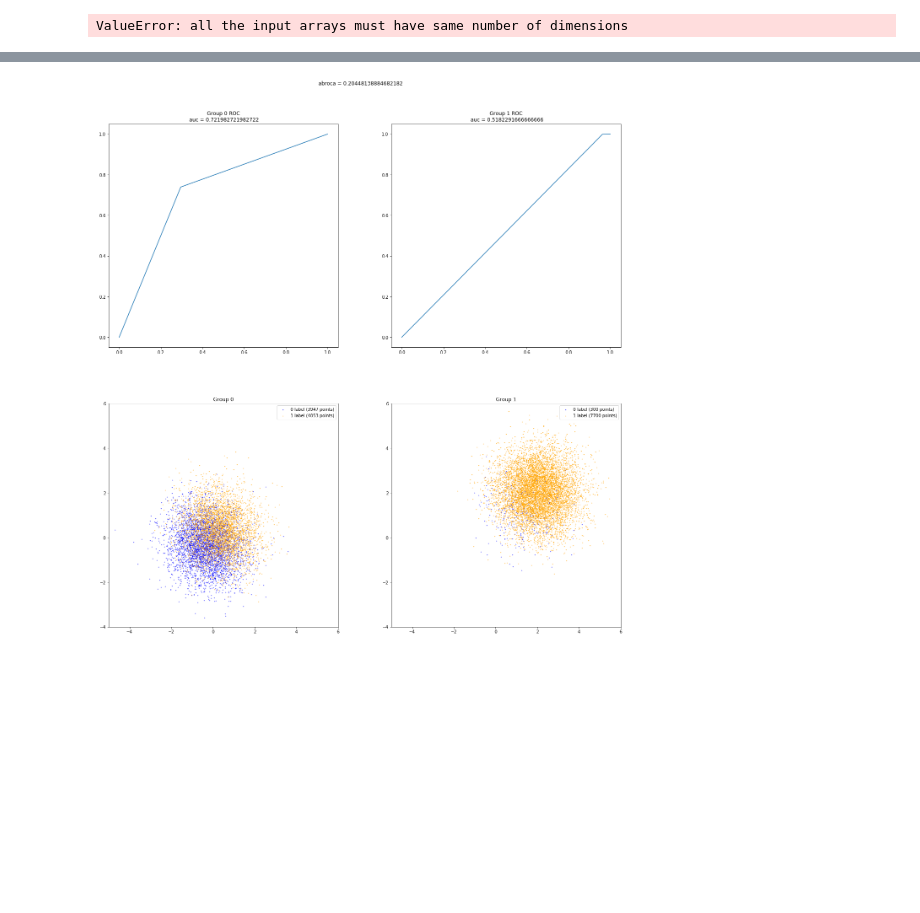
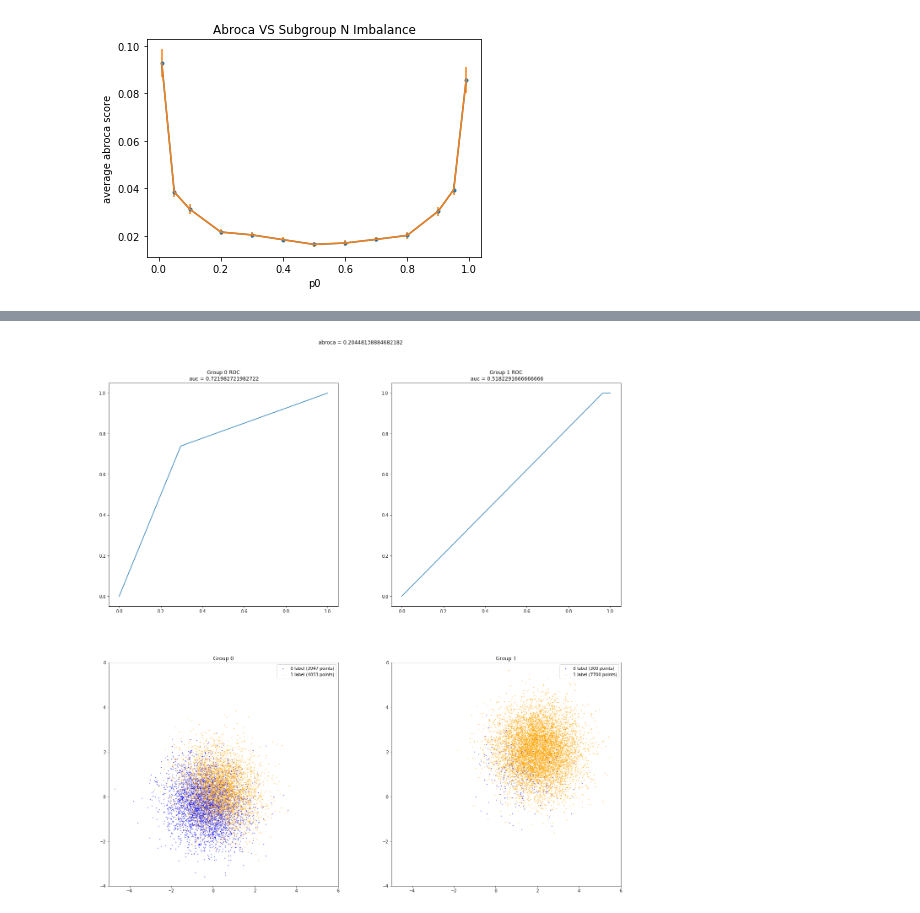
Before and after one commit to 13nat1313/ABROCAproject, a Jupyter notebook: ABROCAproject.ipynb, the cells around one changed output, grey strips where cells are left out. Cells and saved outputs as stored; diff of their text form; code cells hidden in the pictures; blank space fills up the shorter version.

```diff
--- a/ABROCAproject.ipynb
+++ b/ABROCAproject.ipynb
@@ -38,19 +38,19 @@ plt.show()
 # %%
 # sample imbalance vs. ABROCA plot example
 p0 = [.01,.05,.1,.2,.3,.4,.5,.6,.7,.8,.9,.95,.99]
 
-avg_abrocas, errors = ABROCA.ABROCAvs_plot('p_0', p0, s=13, n=10000, r=10)
+avg_abrocas, errors = viz.ABROCAvs_plot('p_0', p0, s=13, n=10000, r=100)
 plt.xscale('linear')
 plt.yscale('linear')
 plt.plot(p0, avg_abrocas, marker='.')
 plt.errorbar(p0, avg_abrocas, yerr=errors)
 plt.xlabel('p0')
 plt.ylabel('average abroca score')
 plt.title('Abroca VS Subgroup N Imbalance')
 plt.savefig('figures/abroca-vs-p0.png')
 plt.show()
 # %% [output]
-ValueError: all the input arrays must have same number of dimensions
+[figure, added]
 # %%
 #mean shifts vs. ABROCA plot example
 mu_change = np.arange(0,10,0.5)
```
Also changed, not shown: parts of 5 cells of this notebook, 8 other files.
